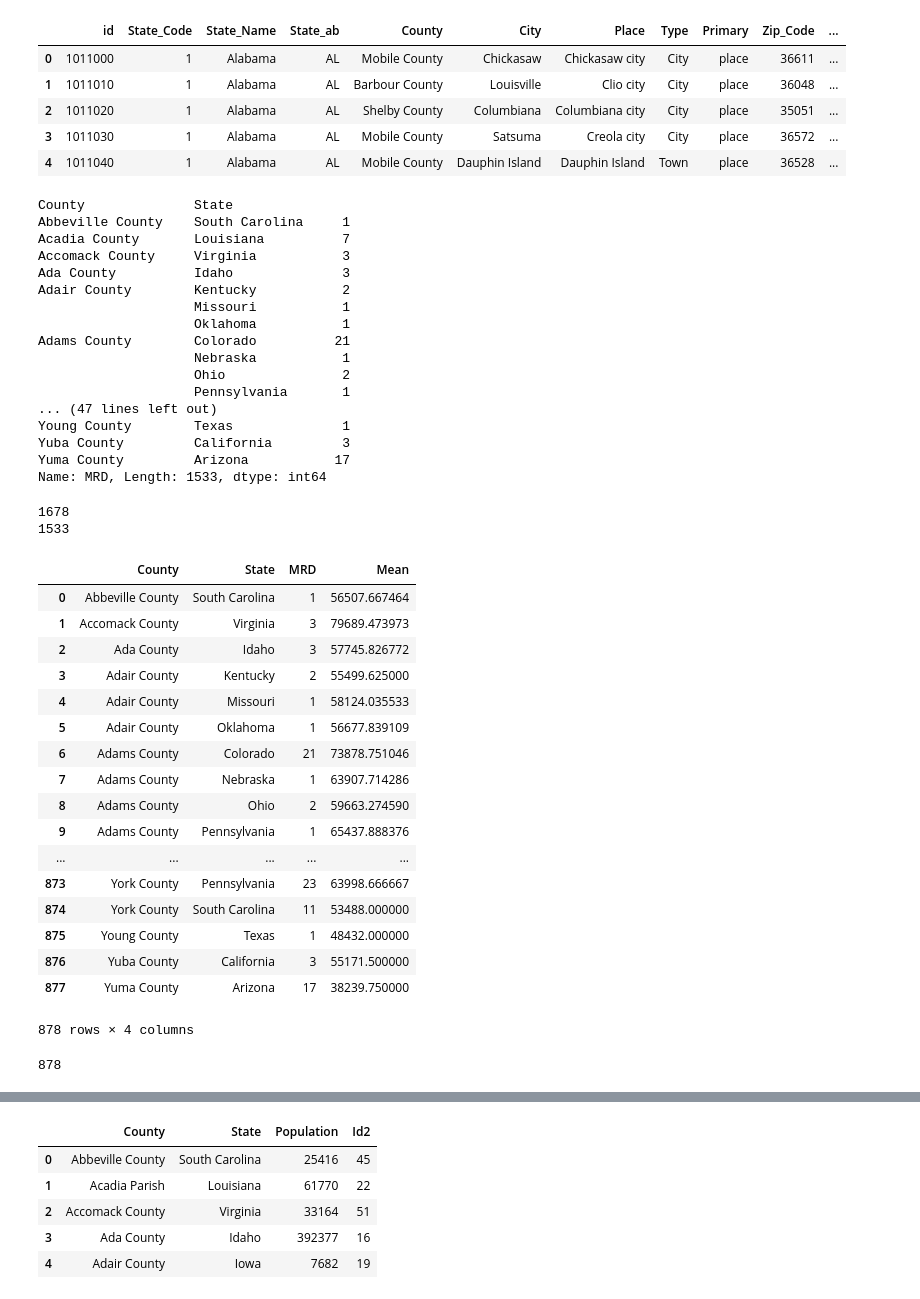
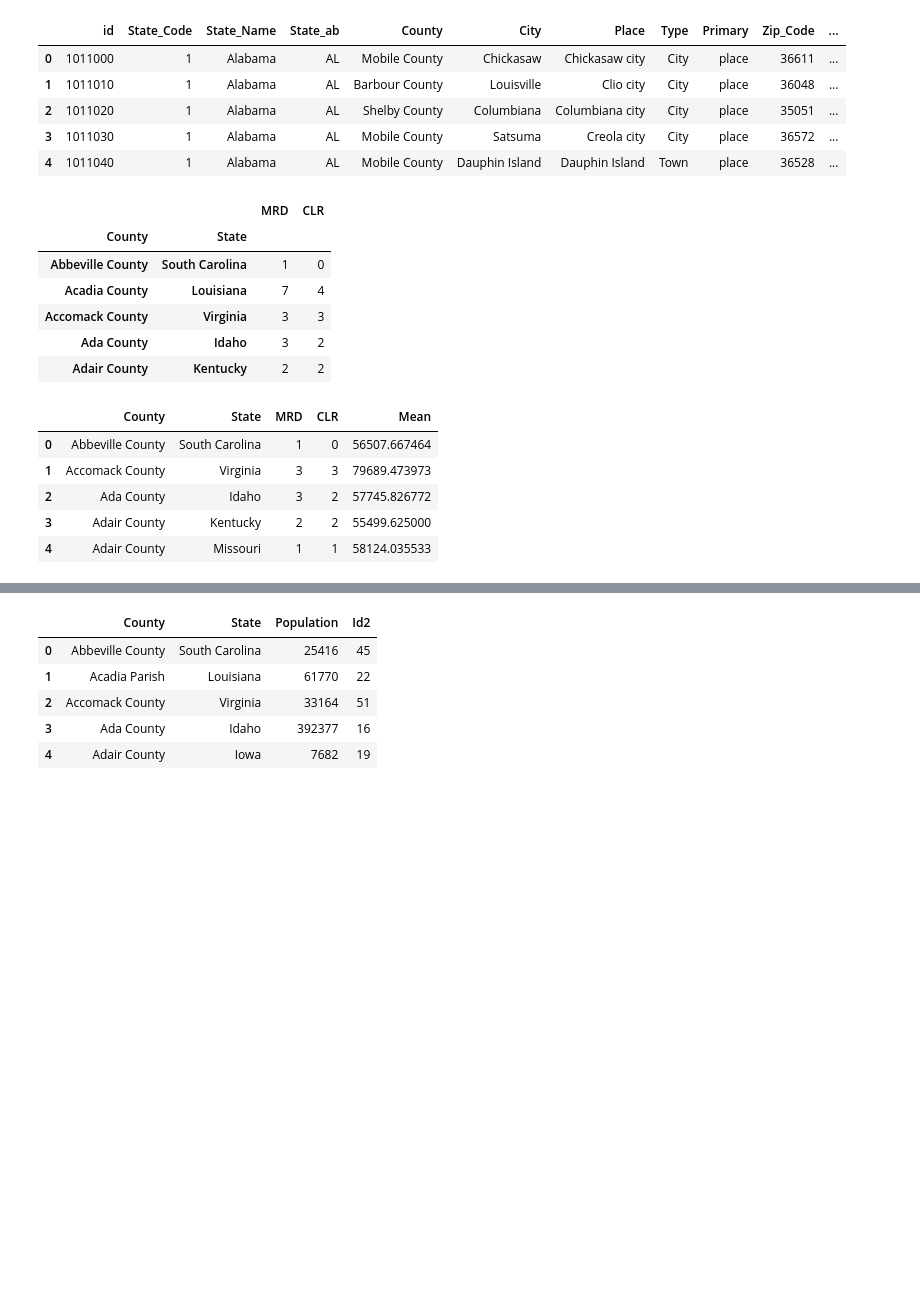
Before and after one commit to jstetter/project-1, a Jupyter notebook: project_1.ipynb, the cells around one changed output, grey strips where cells are left out. Saved outputs shown, nothing was run; the diff lists cells and outputs as text; code cells hidden in the pictures; blank space fills up the shorter version.

```diff
--- a/project_1.ipynb
+++ b/project_1.ipynb
@@ -40,24 +32,15 @@ crime_df['County1'] = crime_df['County'].str.split(',').str[0]
 crime_df['County'] = crime_df['County1'] + " " + 'County'
 # %%
 #Pivot on County and sum the murders to get the total amount of murders for the whole county
-crime_df2 = crime_df.groupby(['County','State']).sum()['MRD']
-crime_df2
+crime_df2 = crime_df.groupby(['County','State']).sum()[['MRD','CLR']]
+#view the new table
+crime_df2.head()
 # %% [output]
-County              State
-Abbeville County    South Carolina     1
-Acadia County       Louisiana          7
-Accomack County     Virginia           3
-Ada County          Idaho              3
-Adair County        Kentucky           2
-                    Missouri           1
-                    Oklahoma           1
-Adams County        Colorado          21
-                    Nebraska           1
-                    Ohio               2
-                    Pennsylvania       1
-... (47 lines left out)
-Young County        Texas              1
-Yuba County         California         3
-Yuma County         Arizona           17
-Name: MRD, Length: 1533, dtype: int64
+|  |  | MRD | CLR |
+| County | State |  |  |
+| Abbeville County | South Carolina | 1 | 0 |
+| Acadia County | Louisiana | 7 | 4 |
+| Accomack County | Virginia | 3 | 3 |
+| Ada County | Idaho | 3 | 2 |
+| Adair County | Kentucky | 2 | 2 |
 # %%
@@ -67,6 +48,0 @@ income_df2 = income_df.groupby(['County','State']).mean()['Mean']
-# %%
-print(len(income_df2))
-print(len(crime_df2))
-# %% [output]
-1678
-1533
@@ -73,28 +52,14 @@ print(len(crime_df2))
 # %%
+#combine the crime dataframe and the income dataframe on their shared indices
 combined_df2 = pd.merge(crime_df2, income_df2, left_index=True, right_index=True)
+#pop out the index
 combined_df2 = combined_df2.reset_index()
-combined_df2
+#view the new merged dataframe
+combined_df2.head()
 # %% [output]
-|  | County | State | MRD | Mean |
-| 0 | Abbeville County | South Carolina | 1 | 56507.667464 |
-| 1 | Accomack County | Virginia | 3 | 79689.473973 |
-| 2 | Ada County | Idaho | 3 | 57745.826772 |
-| 3 | Adair County | Kentucky | 2 | 55499.625000 |
-| 4 | Adair County | Missouri | 1 | 58124.035533 |
-| 5 | Adair County | Oklahoma | 1 | 56677.839109 |
-| 6 | Adams County | Colorado | 21 | 73878.751046 |
-| 7 | Adams County | Nebraska | 1 | 63907.714286 |
-| 8 | Adams County | Ohio | 2 | 59663.274590 |
-| 9 | Adams County | Pennsylvania | 1 | 65437.888376 |
-| ... | ... | ... | ... | ... |
-| 873 | York County | Pennsylvania | 23 | 63998.666667 |
-| 874 | York County | South Carolina | 11 | 53488.000000 |
-| 875 | Young County | Texas | 1 | 48432.000000 |
-| 876 | Yuba County | California | 3 | 55171.500000 |
-| 877 | Yuma County | Arizona | 17 | 38239.750000 |
+|  | County | State | MRD | CLR | Mean |
+| 0 | Abbeville County | South Carolina | 1 | 0 | 56507.667464 |
+| 1 | Accomack County | Virginia | 3 | 3 | 79689.473973 |
+| 2 | Ada County | Idaho | 3 | 2 | 57745.826772 |
+| 3 | Adair County | Kentucky | 2 | 2 | 55499.625000 |
+| 4 | Adair County | Missouri | 1 | 1 | 58124.035533 |
-878 rows × 4 columns
-# %%
-combined_df = combined_df2.reset_index()
-len(combined_df)
-# %% [output]
-878
```
Also changed, not shown: parts of 18 cells of this notebook.
